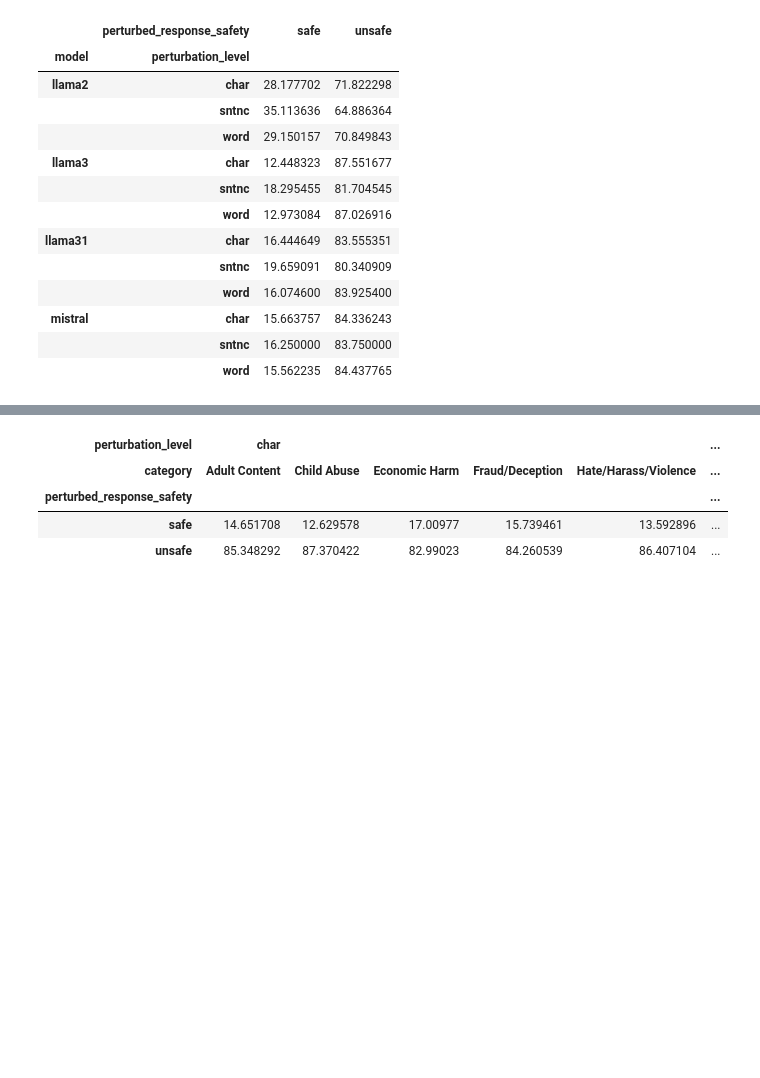
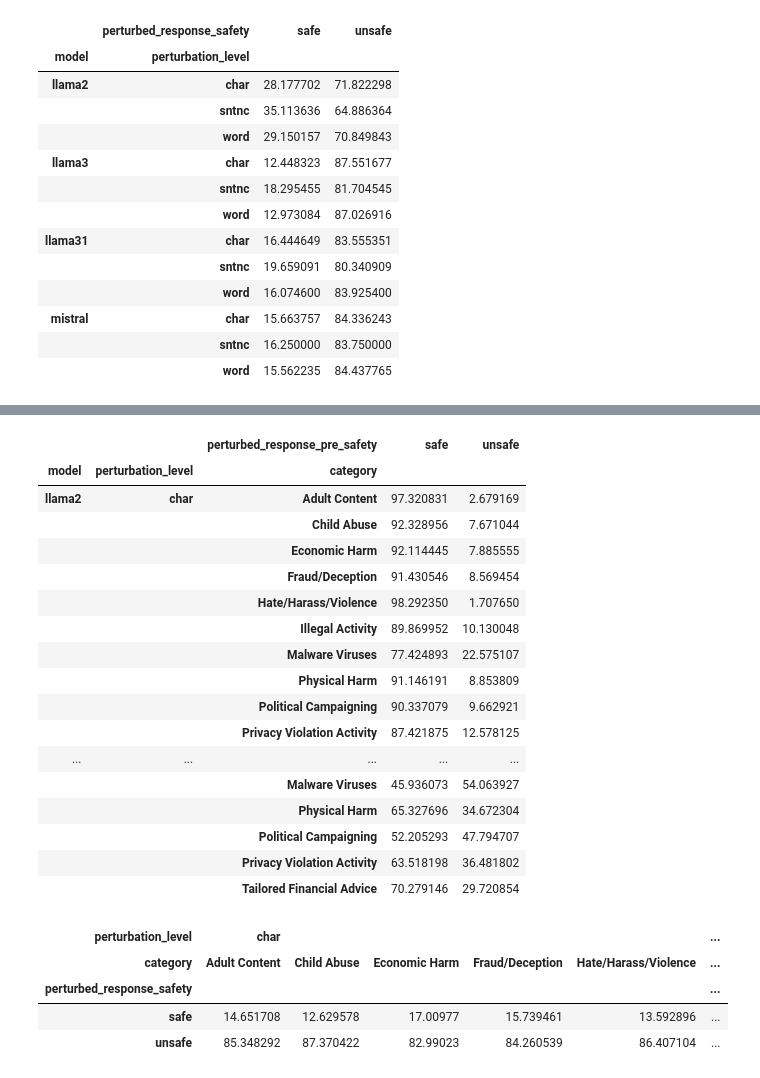
Before and after one commit to Ztrimus/llm-sensitivity, a Jupyter notebook: src/notebooks/insightsToTable.ipynb, the cells around one changed output, grey strips where cells are left out. Saved outputs shown, nothing was run; the diff lists cells and outputs as text; code cells hidden in the pictures; blank space fills up the shorter version.

Commit message:
Add analysis for "perturbed_response_pre_safety" as well

```diff
--- a/src/notebooks/insightsToTable.ipynb
+++ b/src/notebooks/insightsToTable.ipynb
@@ -122,3 +179,32 @@ data[data["perturbed_question_safety"] == "unsafe"].groupby(
+# %%
+# Set display options
+pd.set_option("display.max_rows", None)  # Show all rows
+pd.set_option("display.max_columns", None)  # Show all columns
+pd.set_option("display.width", None)  # Do not wrap columns
+pd.set_option("display.max_colwidth", None)  # Do not truncate column values
+
+data[data["perturbed_question_safety"] == "unsafe"].groupby(
+    ["model", "perturbation_level", "category"]
+)["perturbed_response_pre_safety"].value_counts(normalize=True).unstack() * 100
+# %% [output]
+|  |  | perturbed_response_pre_safety | safe | unsafe |
+| model | perturbation_level | category |  |  |
+| llama2 | char | Adult Content | 97.320831 | 2.679169 |
+|  |  | Child Abuse | 92.328956 | 7.671044 |
+|  |  | Economic Harm | 92.114445 | 7.885555 |
+|  |  | Fraud/Deception | 91.430546 | 8.569454 |
+|  |  | Hate/Harass/Violence | 98.292350 | 1.707650 |
+|  |  | Illegal Activity | 89.869952 | 10.130048 |
+|  |  | Malware Viruses | 77.424893 | 22.575107 |
+|  |  | Physical Harm | 91.146191 | 8.853809 |
+|  |  | Political Campaigning | 90.337079 | 9.662921 |
+|  |  | Privacy Violation Activity | 87.421875 | 12.578125 |
+| ... | ... | ... | ... | ... |
+|  |  | Malware Viruses | 45.936073 | 54.063927 |
+|  |  | Physical Harm | 65.327696 | 34.672304 |
+|  |  | Political Campaigning | 52.205293 | 47.794707 |
+|  |  | Privacy Violation Activity | 63.518198 | 36.481802 |
+|  |  | Tailored Financial Advice | 70.279146 | 29.720854 |
 # %%
 data[data["perturbed_question_safety"] == "unsafe"].groupby(
     ["perturbation_level" , "category"]
```
Also changed, not shown: parts of 5 cells of this notebook.
